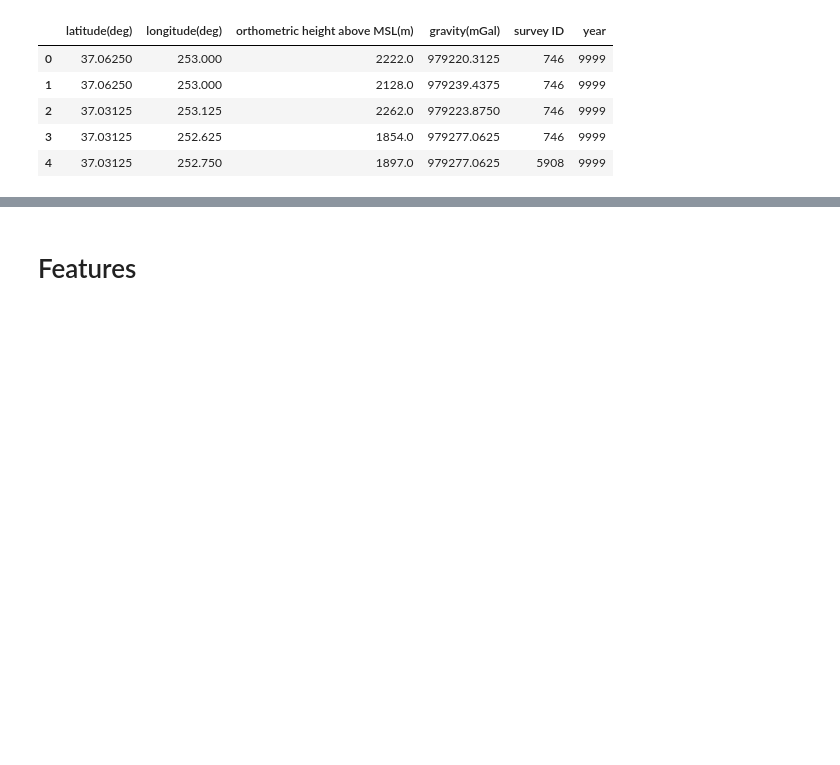
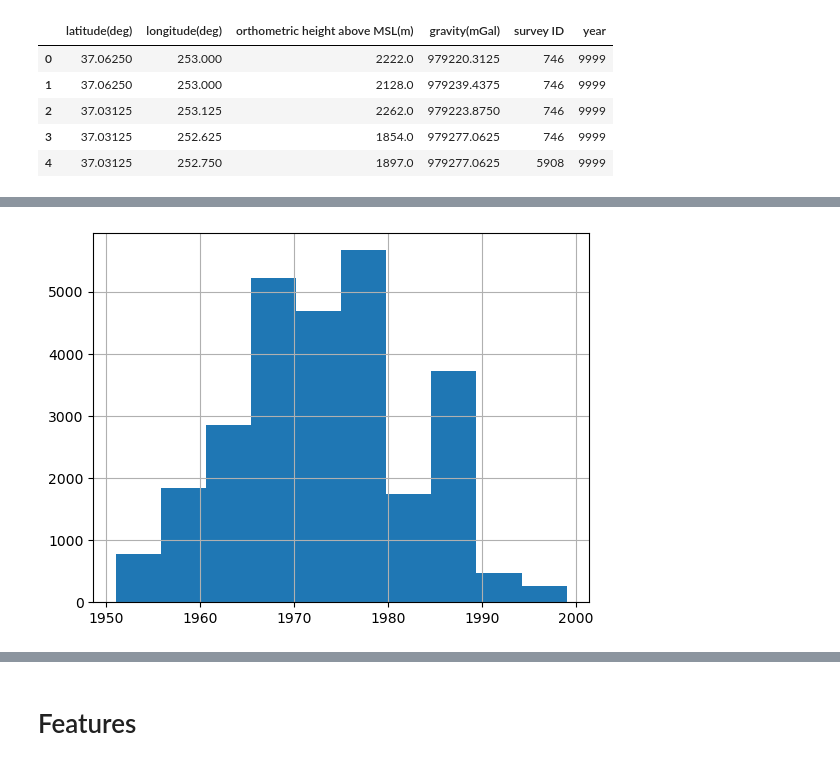
Before and after one commit to LoSG-GNSS/NN-Grav, a Jupyter notebook: main.ipynb, the cells around one changed output, grey strips where cells are left out. Cells and saved outputs as stored; diff of their text form; code cells hidden in the pictures; blank space fills up the shorter version.

```diff
--- a/main.ipynb
+++ b/main.ipynb
@@ -17,10 +40,11 @@ import warnings
 warnings.filterwarnings("ignore")
 # %%
 class CFG:
-    TARGET = 'orthometric height above MSL(m)'
+    TARGET = 'gravity(mGal)'
     N_FOLDS = 5
     RANDOM_STATE = 3
 
-    TRAIN_PATH = './Data/Colorado_gravity_data.dat'
+    COLORADO_PATH = './Data/Colorado_gravity_data.dat'
+    GRAVD_PATH = './Data/GRAVD_ms05_median_debiased_1hz.txt'
 # %%
 class DataLoader:
@@ -328,0 +361,4 @@ Name: proportion, Length: 2107, dtype: float64
+# %%
+loader.colorado.query('year < 9999 and year > 1950')['year'].hist();
+# %% [output]
+[figure, added]
```
Also changed, not shown: parts of 37 cells of this notebook, 1 other file.
